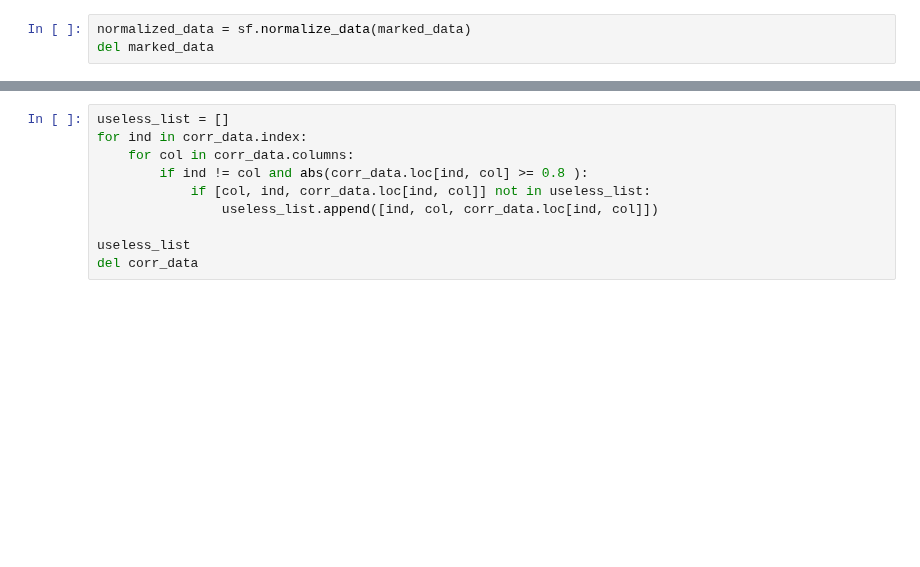
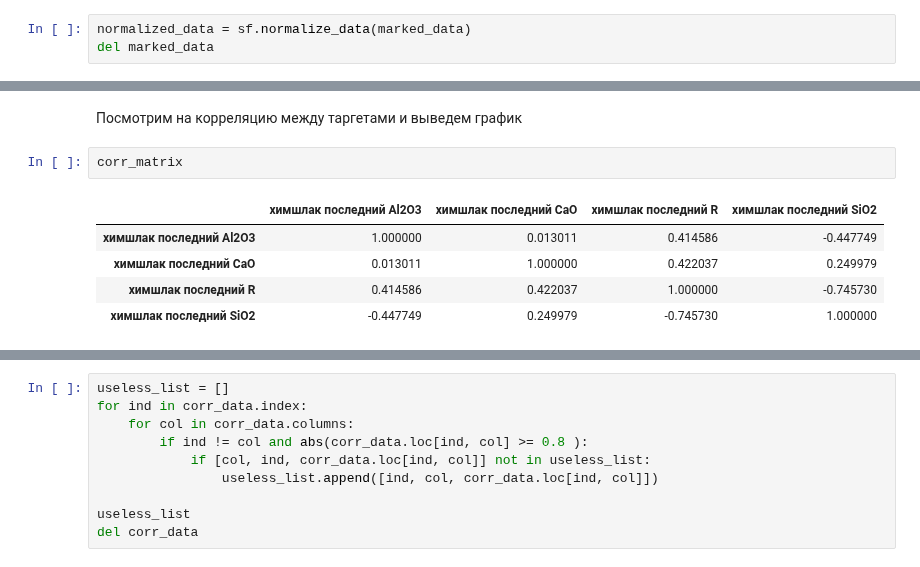
Before and after one commit to OnlyOneUseAcc/Evraz-SCC-prediction, a Jupyter notebook: EDA.ipynb, the cells around one changed output, grey strips where cells are left out. Cells and saved outputs as stored; diff of their text form; blank space fills up the shorter version.

```diff
--- a/EDA.ipynb
+++ b/EDA.ipynb
@@ -155,0 +157,10 @@ corr_data = normalized_data.drop(columns=target_columns).corr()
+# %% [markdown]
+Посмотрим на корреляцию между таргетами и выведем график
+# %%
+corr_matrix
+# %% [output]
+|  | химшлак последний Al2O3 | химшлак последний CaO | химшлак последний R | химшлак последний SiO2 |
+| химшлак последний Al2O3 | 1.000000 | 0.013011 | 0.414586 | -0.447749 |
+| химшлак последний CaO | 0.013011 | 1.000000 | 0.422037 | 0.249979 |
+| химшлак последний R | 0.414586 | 0.422037 | 1.000000 | -0.745730 |
+| химшлак последний SiO2 | -0.447749 | 0.249979 | -0.745730 | 1.000000 |
```
Also changed, not shown: parts of 16 cells of this notebook, 5 other files.
